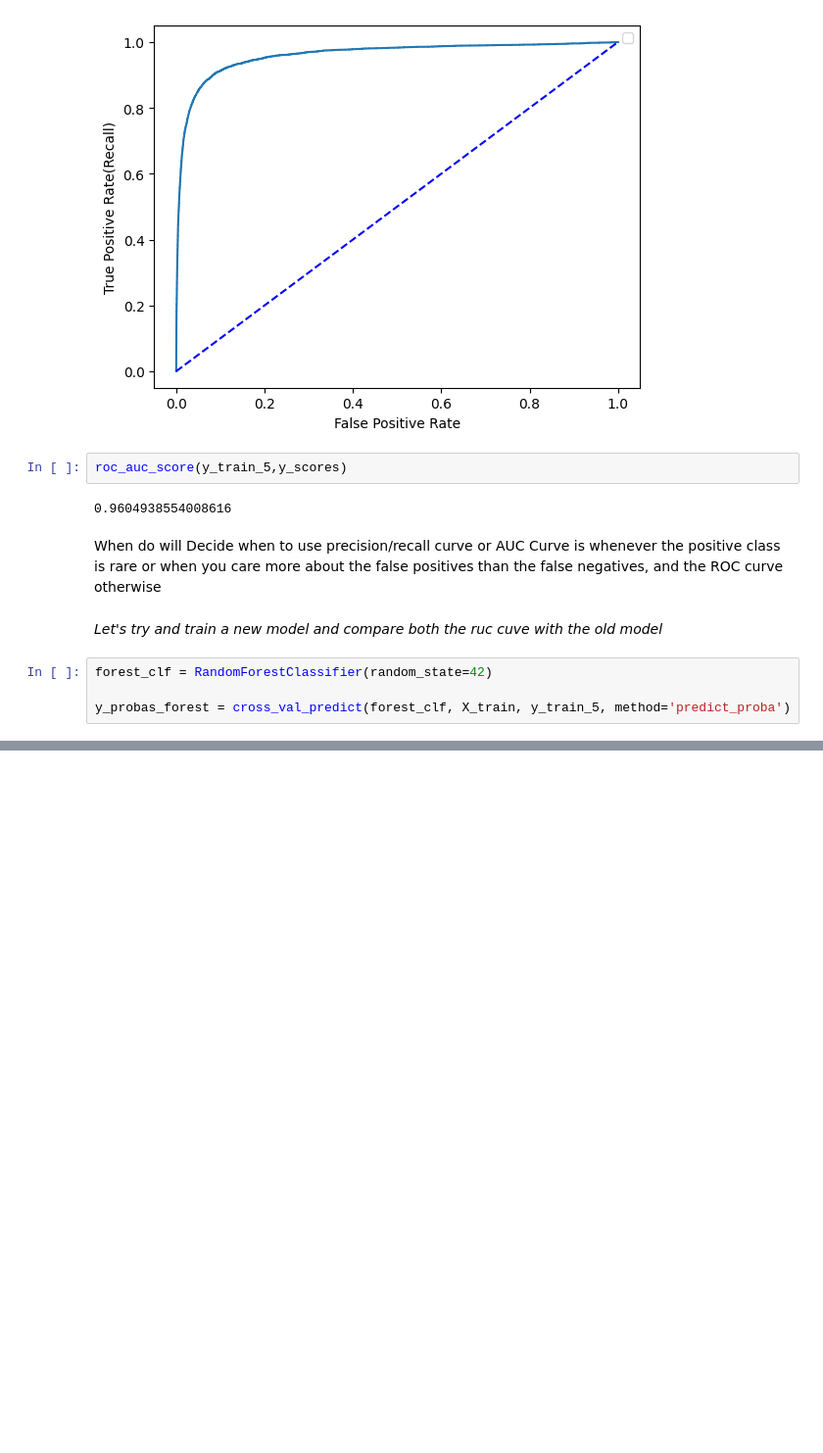
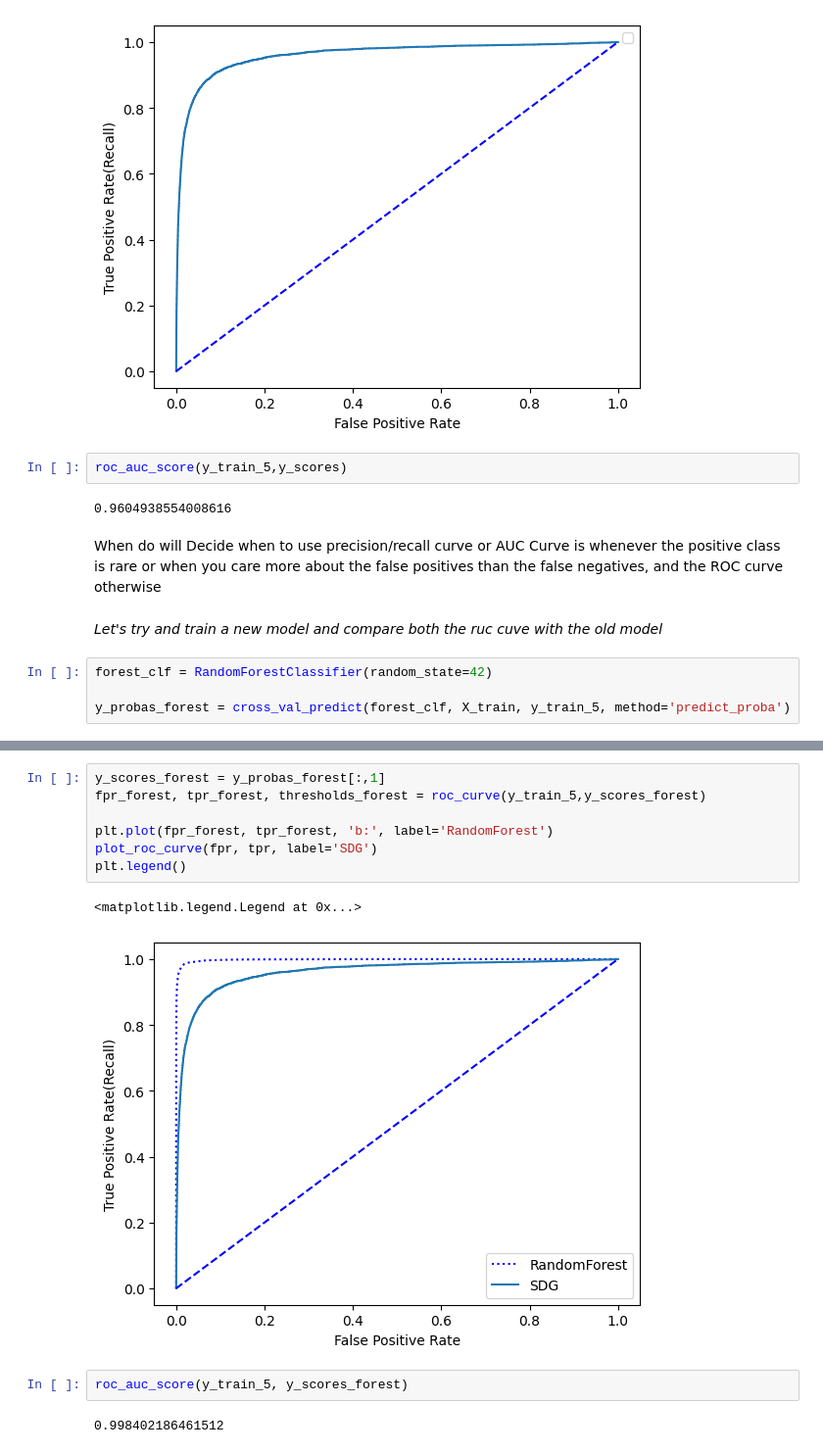
Before and after one commit to OkeyAmy/ML-100-days-of-code, a Jupyter notebook: Chapter 3 Excercise.ipynb, the cells around one changed output, grey strips where cells are left out. Shown at 98% size. Saved outputs shown, nothing was run; the diff lists cells and outputs as text; blank space fills up the shorter version.

```diff
--- a/Chapter 3(Binary Classifier).ipynb
+++ b/Chapter 3 Excercise.ipynb
@@ -147,0 +181,14 @@ y_probas_forest
+# %%
+y_scores_forest = y_probas_forest[:,1]
+fpr_forest, tpr_forest, thresholds_forest = roc_curve(y_train_5,y_scores_forest)
+
+plt.plot(fpr_forest, tpr_forest, 'b:', label='RandomForest')
+plot_roc_curve(fpr, tpr, label='SDG')
+plt.legend()
+# %% [output]
+<matplotlib.legend.Legend at 0x...>
+[figure, added]
+# %%
+roc_auc_score(y_train_5, y_scores_forest)
+# %% [output]
+0.998402186461512
```
Also changed, not shown: parts of 41 cells of this notebook.
